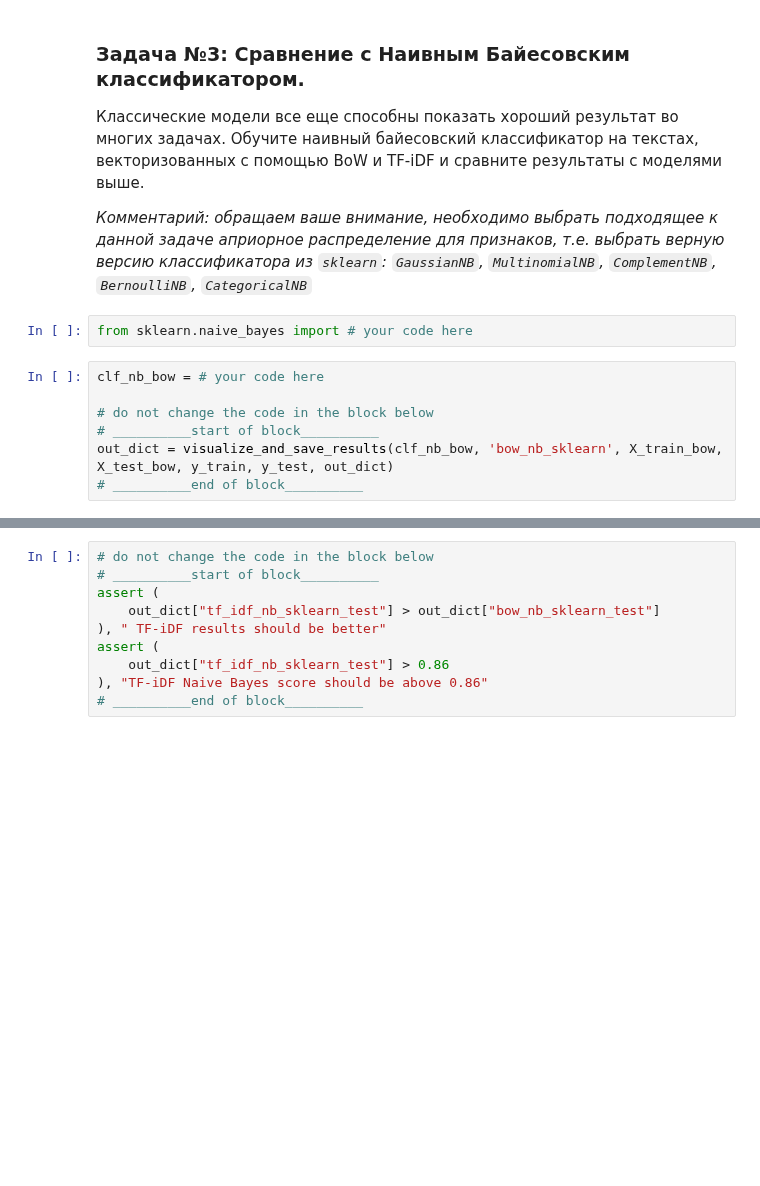
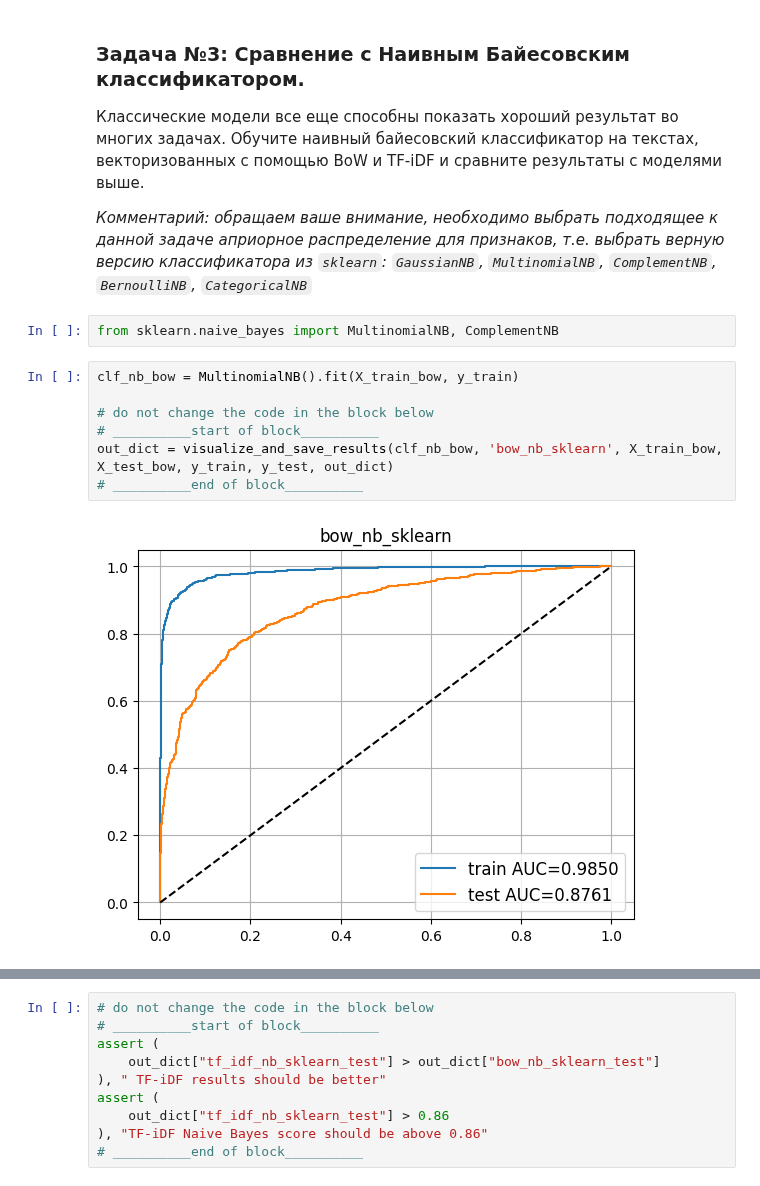
Before and after one commit to h4nd0m/yandex-ml-training-2.0--nlp-, a Jupyter notebook: 4-5. machine translation_BERT_GPT_T5/4/assignment_classic_text_classification__ru_ipynb_txt.ipynb, the cells around one changed output, grey strips where cells are left out. Saved outputs shown, nothing was run; the diff lists cells and outputs as text; blank space fills up the shorter version.

```diff
--- a/4-5. machine translation_BERT_GPT_T5/4/assignment_classic_text_classification__ru_ipynb_txt.ipynb
+++ b/4-5. machine translation_BERT_GPT_T5/4/assignment_classic_text_classification__ru_ipynb_txt.ipynb
@@ -449,12 +478,14 @@ out_dict["tf_idf_k_vary"] = results
 
 *Комментарий: обращаем ваше внимание, необходимо выбрать подходящее к данной задаче априорное распределение для признаков, т.е. выбрать верную версию классификатора из `sklearn`: `GaussianNB`, `MultinomialNB`, `ComplementNB`, `BernoulliNB`, `CategoricalNB`*
 # %%
-from sklearn.naive_bayes import # your code here
+from sklearn.naive_bayes import MultinomialNB, ComplementNB
 # %%
-clf_nb_bow = # your code here
+clf_nb_bow = MultinomialNB().fit(X_train_bow, y_train)
 
 # do not change the code in the block below
 # __________start of block__________
 out_dict = visualize_and_save_results(clf_nb_bow, 'bow_nb_sklearn', X_train_bow, X_test_bow, y_train, y_test, out_dict)
 # __________end of block__________
+# %% [output]
+[figure, added]
 # %%
```
Also changed, not shown: parts of 24 cells of this notebook, 1 other file.
